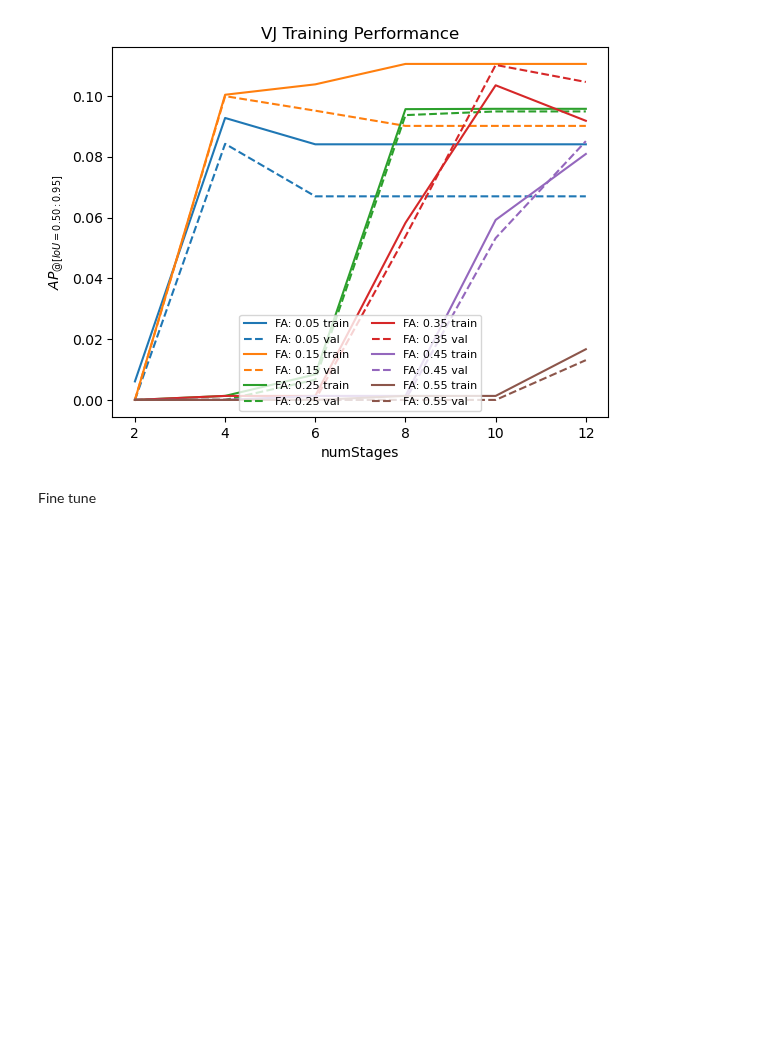
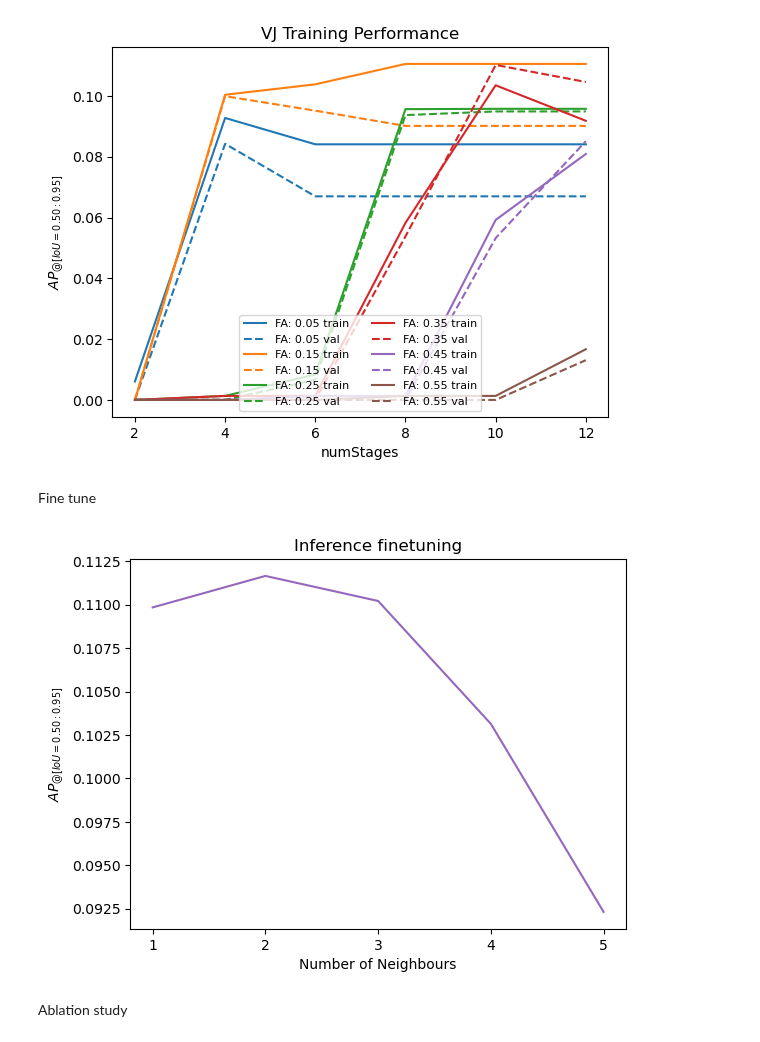
Before and after one commit to 262882/msc_detector_evaluation, a Jupyter notebook: notebook/vj_tune.ipynb, the cells around one changed output. Saved outputs shown, nothing was run; the diff lists cells and outputs as text; code cells hidden in the pictures; blank space fills up the shorter version.

Commit message:
Add fine tuning and ablation study

```diff
--- a/notebook/vj_tune.ipynb
+++ b/notebook/vj_tune.ipynb
@@ -53,15 +53,33 @@ plt.show()
 [figure]
 # %% [markdown]
 Fine tune
-# %%
-scales = np.linspace(1, 1.5, 11)[1:]
-neighbours = np.arange(1,6)
-chosen_model = '../models/vj/ballcascade_10_0.35.xml'
-dataset = "../data/coco_validation_sml_01_False_matchdrill/"
-result_dir = "../results/tune_vj/"
-
-for scale in scales:
-    for neighbour in neighbours:
-        evaluate_model = [[chosen_model, cascade_classifier, {"scale_factor":scale, "min_neighbours":neighbour}]]
-        evaluate_dataset = [dataset]
-        myevaluatemodels(evaluate_model, evaluate_dataset, result_dir, verbose=True)
+# %%
+%%capture
+neighbours = np.arange(1,6).astype('int8')
+tune_scores = np.zeros(neighbours.shape[0])
+chosen_model = '../models/vj/ballcascade_10_0.35.xml'
+dataset = "../data/coco_validation_sml_01_False_matchdrill/"
+result_dir = "./"
+
+for i, neighbour in enumerate(neighbours):
+    evaluate_model = [[chosen_model, cascade_classifier, {"scale_factor":1.1, "min_neighbours":neighbour}]]
+    evaluate_dataset = [dataset]
+    myevaluatemodels(evaluate_model, evaluate_dataset, result_dir, verbose=False)
+    result_name = chosen_model[13:-4]+'_stats.json'
+    with open(result_name, 'r') as input_file:
+        result_dict = json.load(input_file)
+    tune_scores[i] = result_dict[chosen_model[13:-4]][dataset[8:-1]]['AP_{@[IoU=0.50:0.95]-all}']
+    print(tune_scores)
+
+os.remove(result_name)
+# %%
+plt.plot(neighbours, tune_scores, linestyle='-', color=colors[i])
+plt.xlabel("Number of Neighbours")
+plt.xticks(neighbours)
+plt.ylabel("$" + "AP_{@[IoU=0.50:0.95]}" + "$")
+plt.title("Inference finetuning")
+plt.show()
+# %% [output]
+[figure, added]
+# %% [markdown]
+Ablation study
```
Also changed, not shown: parts of 2 cells of this notebook.
